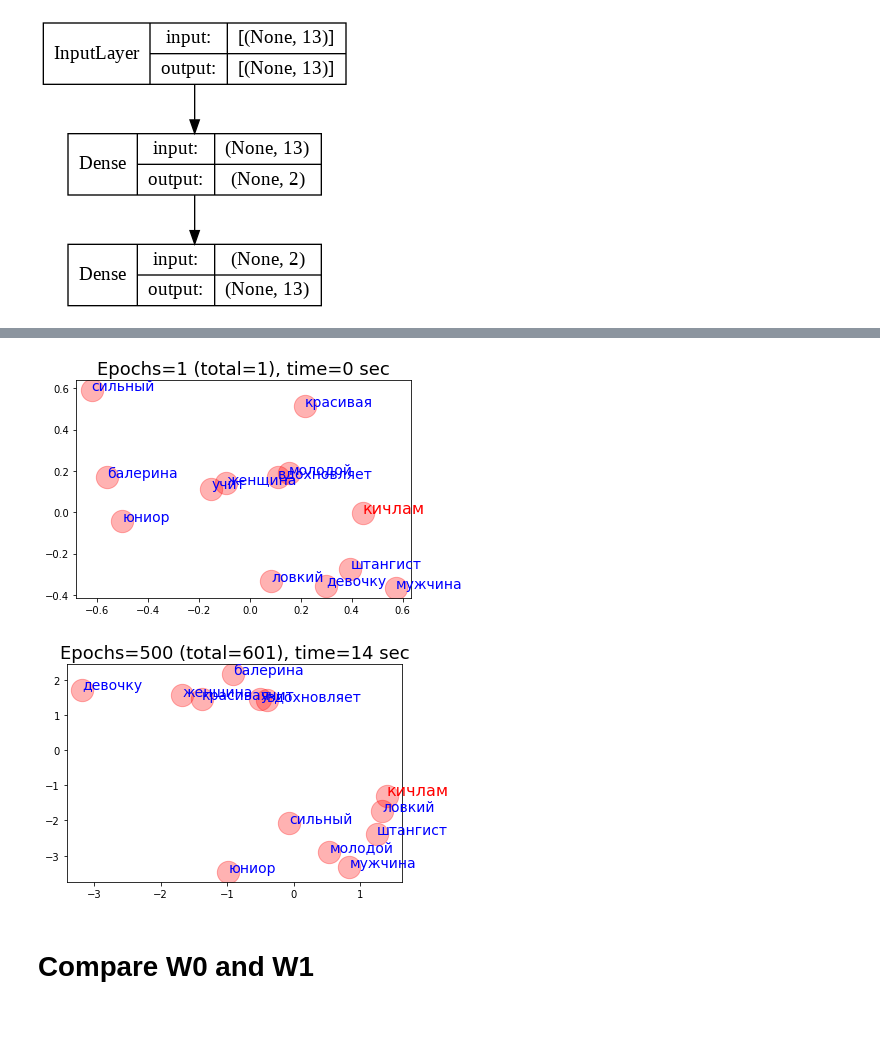
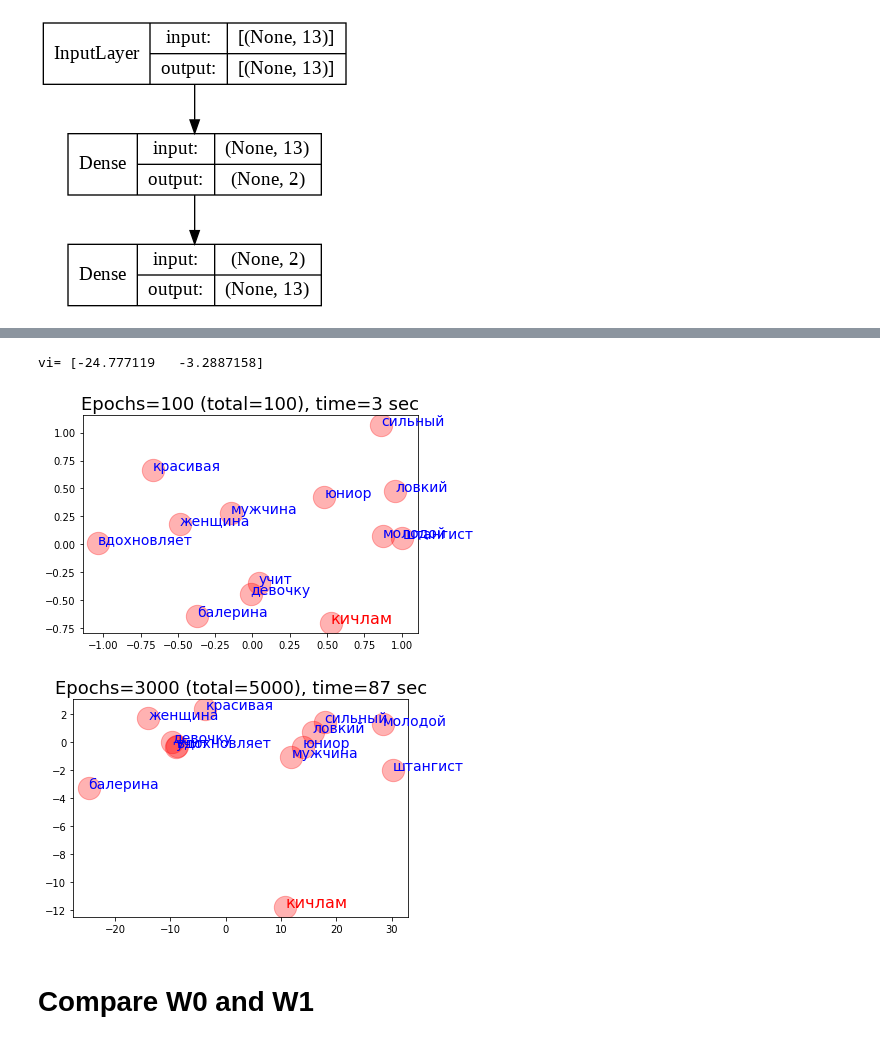
Before and after one commit to ftk1000/w2v_ftk1000, a Jupyter notebook: w2v_tf_fast.ipynb, the cells around one changed output, grey strips where cells are left out. Cells and saved outputs as stored; diff of their text form; code cells hidden in the pictures.

```diff
--- a/w2v_tf_fast.ipynb
+++ b/w2v_tf_fast.ipynb
@@ -123,6 +150,7 @@ word_count = {}
 for w in vocab:
   word_count[w]=0
 
+Num_all_words=0
 for w in vocab:
   for ss in sentences:
     Num_all_words += len(ss)
@@ -317,9 +370,14 @@ plot_model(model, show_shapes=1, show_dtype=0,show_layer_names=0)              #
+# %%
+vi=W0[0,:]
+print('vi=',vi)
+# %% [output]
+vi= [-24.777119   -3.2887158]
 # %%
 %matplotlib inline
 # EPOCHS = 100
 total_epochs = 0
 
-def model_fit_n_show(model, eps=10):
+def model_fit_n_show(model, eps=100):
   global total_epochs
   sttime = time.time()
   model.fit( X_train, Y_train, epochs=eps, batch_size=1, verbose=0)
@@ -333,20 +391,20 @@ def model_fit_n_show(model, eps=10):
   plot_words(w2v_df, ttl)
   return model, w2v_df, total_epochs
 
-model, w2v_df, total_epochs = model_fit_n_show(model,eps=1)
+model, w2v_df, total_epochs = model_fit_n_show(model,eps=100)
 W0,W1,b0,b1 = get_weights(model)
 # print("b0=",np.round(b0,1))
 # print("b1=",np.round(b1,1))
 # %% [output]
-[figure, old version]
+[figure, new version]
 # %%
 %matplotlib inline
-model, w2v_df, total_epochs = model_fit_n_show(model,eps=500)
+model, w2v_df, total_epochs = model_fit_n_show(model,eps=3000)
 W0,W1,b0,b1 = get_weights(model)
 # print("b0=",np.round(b0,1))
 # print("b1=",np.round(b1,1))
 # %% [output]
-[figure, old version]
+[figure, new version]
 # %% [markdown]
 # Compare W0 and W1
 # %%
```
Also changed, not shown: parts of 10 cells of this notebook.
